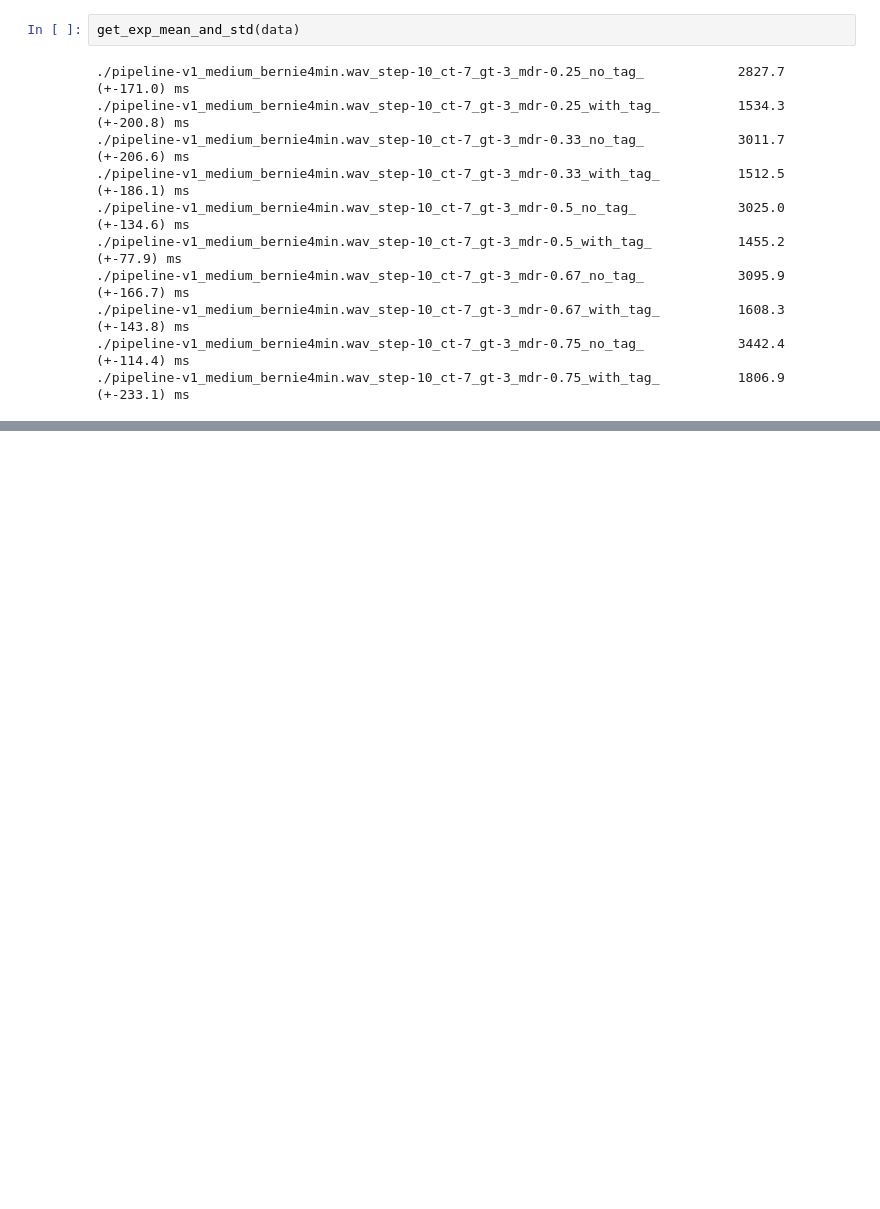
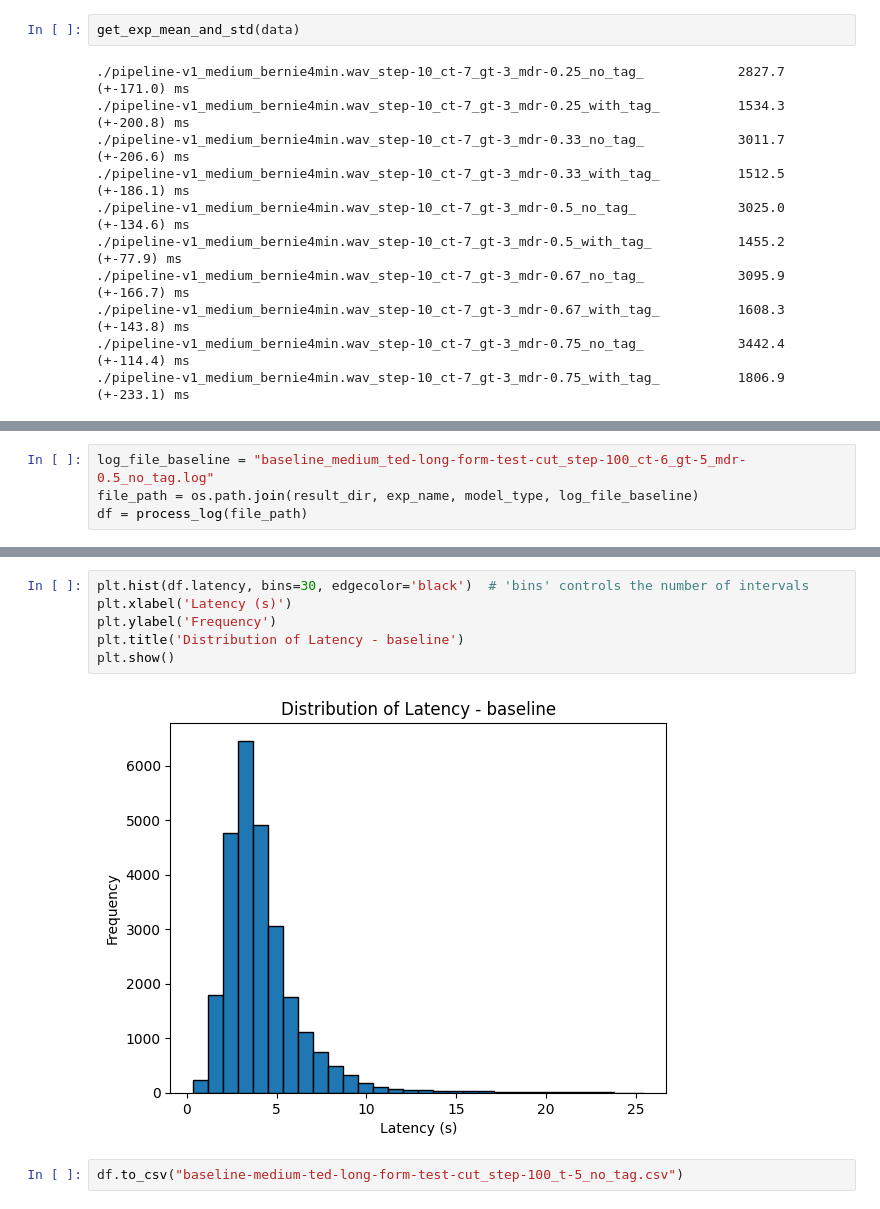
Before and after one commit to rxpwang/whisper-1.6.2, a Jupyter notebook: experiment.ipynb, the cells around one changed output, grey strips where cells are left out. Cells and saved outputs as stored; diff of their text form; blank space fills up the shorter version.

```diff
--- a/experiment.ipynb
+++ b/experiment.ipynb
@@ -80,0 +159,4 @@ get_exp_mean_and_std(data)
+# %%
+log_file_baseline = "baseline_medium_ted-long-form-test-cut_step-100_ct-6_gt-5_mdr-0.5_no_tag.log"
+file_path = os.path.join(result_dir, exp_name, model_type, log_file_baseline)
+df = process_log(file_path)
@@ -80,0 +167,10 @@ get_exp_mean_and_std(data)
+# %%
+plt.hist(df.latency, bins=30, edgecolor='black')  # 'bins' controls the number of intervals
+plt.xlabel('Latency (s)')
+plt.ylabel('Frequency')
+plt.title('Distribution of Latency - baseline')
+plt.show()
+# %% [output]
+[figure, added]
+# %%
+df.to_csv("baseline-medium-ted-long-form-test-cut_step-100_t-5_no_tag.csv")
```
Also changed, not shown: parts of 9 cells of this notebook, 1 other file.
